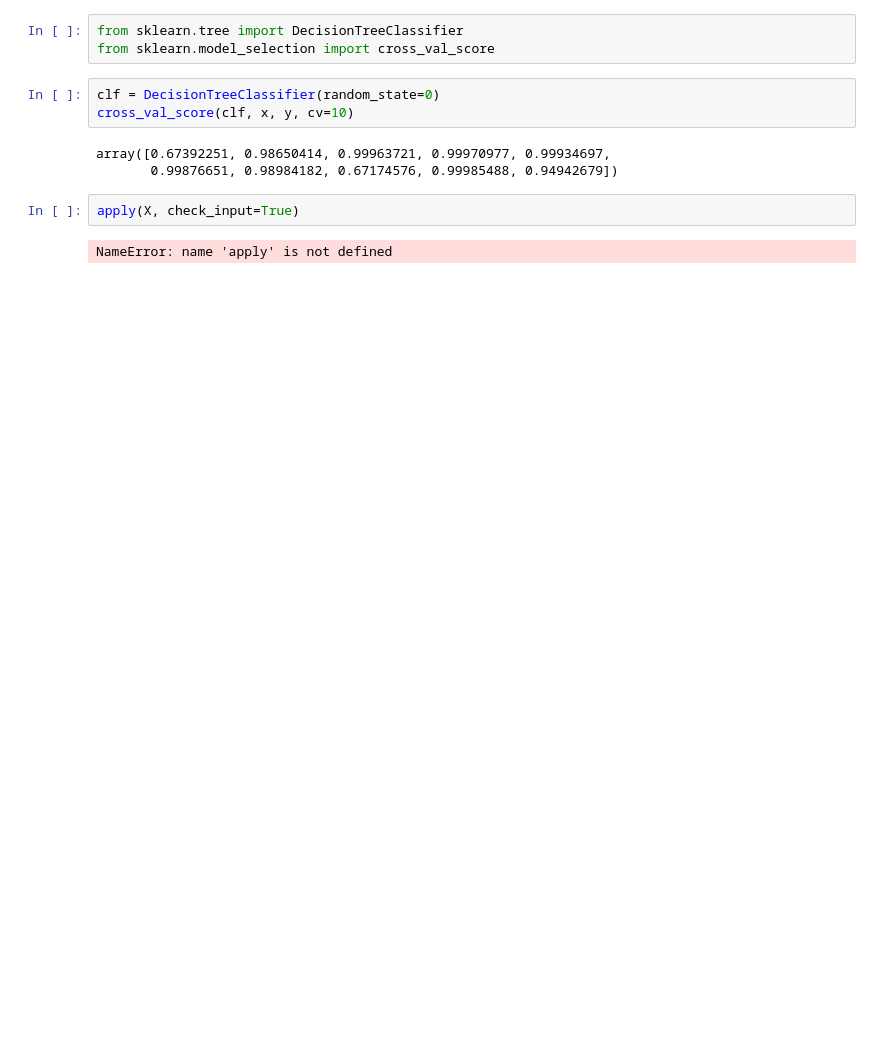
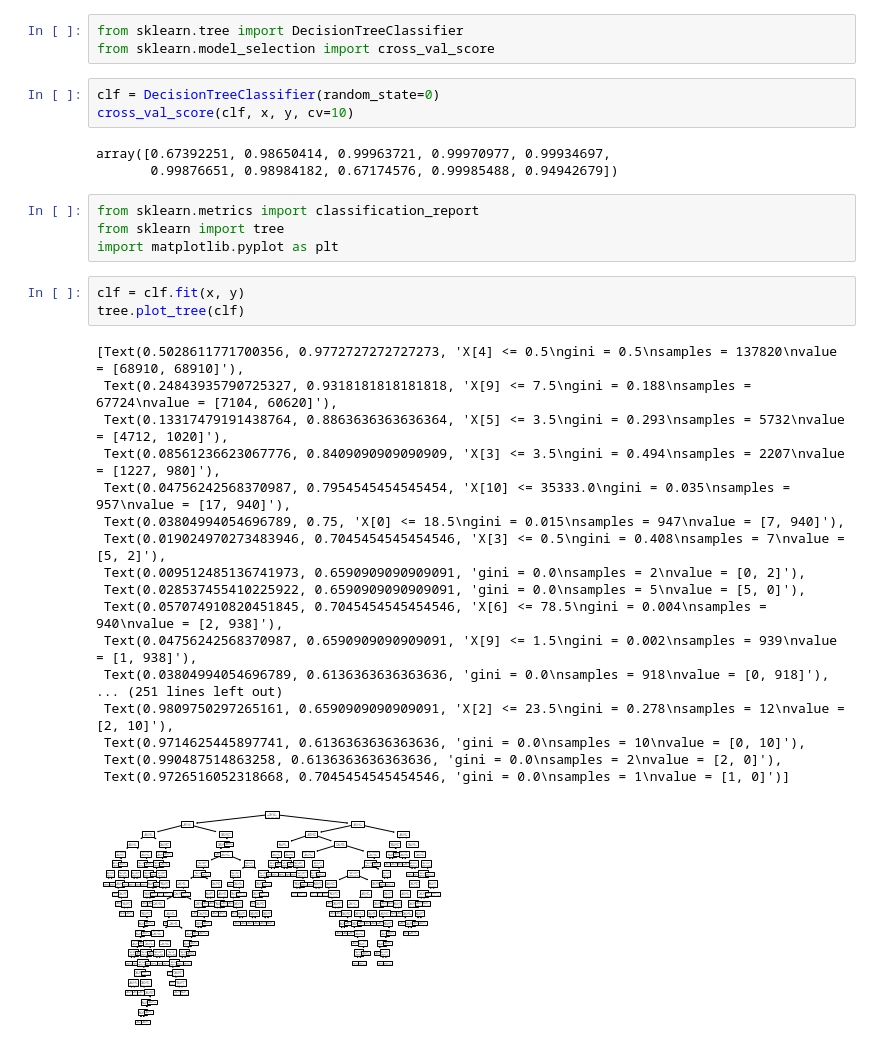
Before and after one commit to khangusername/The-UMBC-Duo, a Jupyter notebook: Cybersecurity (2).ipynb, the cells around one changed output. Drawn from its saved outputs; the diff is of its cells as text; blank space fills up the shorter version.

Commit message:
Decision Tree Classification
experiments

```diff
--- a/Cybersecurity (2).ipynb
+++ b/Cybersecurity (2).ipynb
@@ -131,7 +137,29 @@ cross_val_score(clf, x, y, cv=10)
 # %% [output]
 array([0.67392251, 0.98650414, 0.99963721, 0.99970977, 0.99934697,
        0.99876651, 0.98984182, 0.67174576, 0.99985488, 0.94942679])
-# %%
-apply(X, check_input=True)
-# %% [output]
-NameError: name 'apply' is not defined
+# %%
+from sklearn.metrics import classification_report
+from sklearn import tree
+import matplotlib.pyplot as plt
+# %%
+clf = clf.fit(x, y)
+tree.plot_tree(clf)
+# %% [output]
+[Text(0.5028611771700356, 0.9772727272727273, 'X[4] <= 0.5\ngini = 0.5\nsamples = 137820\nvalue = [68910, 68910]'),
+ Text(0.24843935790725327, 0.9318181818181818, 'X[9] <= 7.5\ngini = 0.188\nsamples = 67724\nvalue = [7104, 60620]'),
+ Text(0.13317479191438764, 0.8863636363636364, 'X[5] <= 3.5\ngini = 0.293\nsamples = 5732\nvalue = [4712, 1020]'),
+ Text(0.08561236623067776, 0.8409090909090909, 'X[3] <= 3.5\ngini = 0.494\nsamples = 2207\nvalue = [1227, 980]'),
+ Text(0.04756242568370987, 0.7954545454545454, 'X[10] <= 35333.0\ngini = 0.035\nsamples = 957\nvalue = [17, 940]'),
+ Text(0.03804994054696789, 0.75, 'X[0] <= 18.5\ngini = 0.015\nsamples = 947\nvalue = [7, 940]'),
+ Text(0.019024970273483946, 0.7045454545454546, 'X[3] <= 0.5\ngini = 0.408\nsamples = 7\nvalue = [5, 2]'),
+ Text(0.009512485136741973, 0.6590909090909091, 'gini = 0.0\nsamples = 2\nvalue = [0, 2]'),
+ Text(0.028537455410225922, 0.6590909090909091, 'gini = 0.0\nsamples = 5\nvalue = [5, 0]'),
+ Text(0.057074910820451845, 0.7045454545454546, 'X[6] <= 78.5\ngini = 0.004\nsamples = 940\nvalue = [2, 938]'),
+ Text(0.04756242568370987, 0.6590909090909091, 'X[9] <= 1.5\ngini = 0.002\nsamples = 939\nvalue = [1, 938]'),
+ Text(0.03804994054696789, 0.6136363636363636, 'gini = 0.0\nsamples = 918\nvalue = [0, 918]'),
+... (251 lines left out)
+ Text(0.9809750297265161, 0.6590909090909091, 'X[2] <= 23.5\ngini = 0.278\nsamples = 12\nvalue = [2, 10]'),
+ Text(0.9714625445897741, 0.6136363636363636, 'gini = 0.0\nsamples = 10\nvalue = [0, 10]'),
+ Text(0.990487514863258, 0.6136363636363636, 'gini = 0.0\nsamples = 2\nvalue = [2, 0]'),
+ Text(0.9726516052318668, 0.7045454545454546, 'gini = 0.0\nsamples = 1\nvalue = [1, 0]')]
+[figure, added]
```
Also changed, not shown: parts of 5 cells of this notebook.
